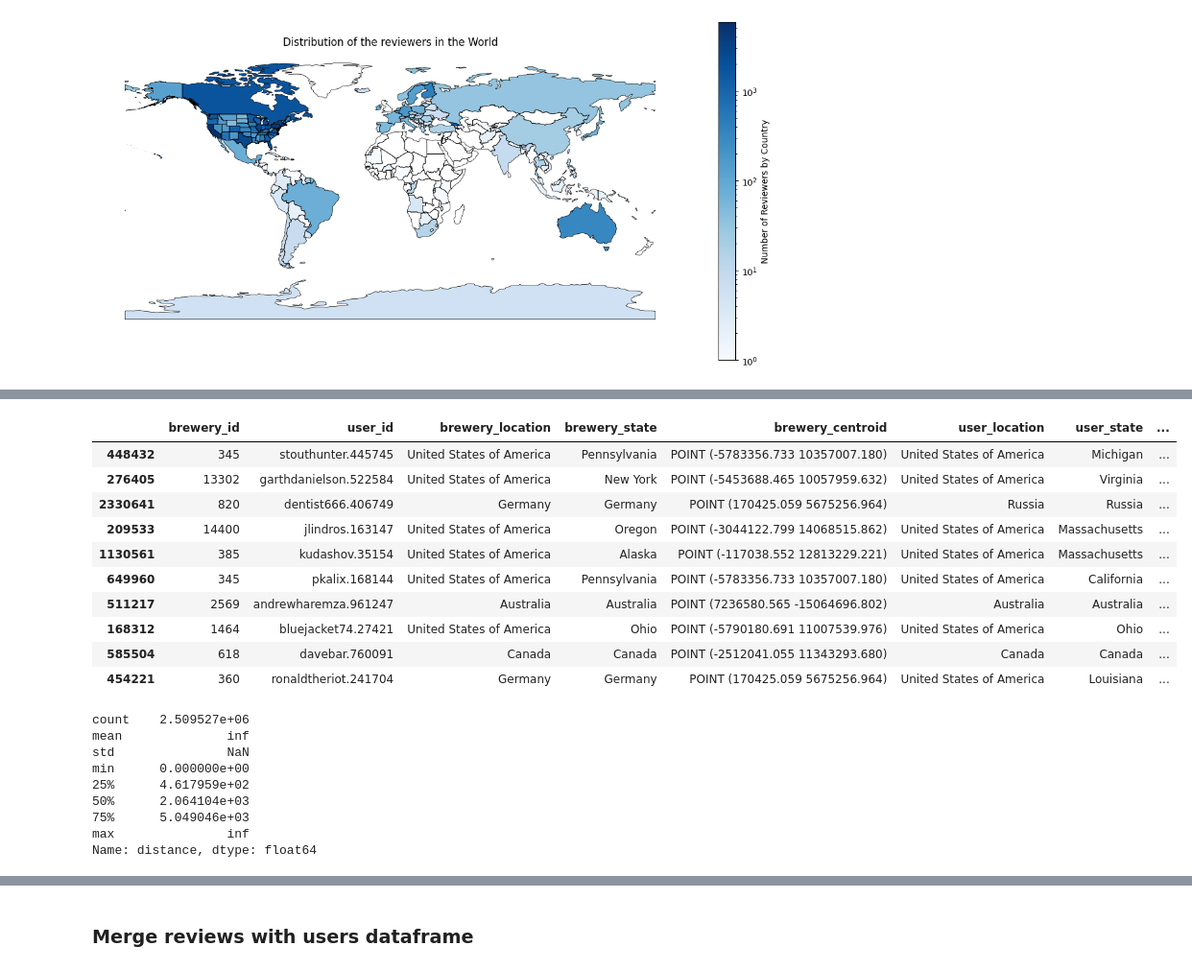
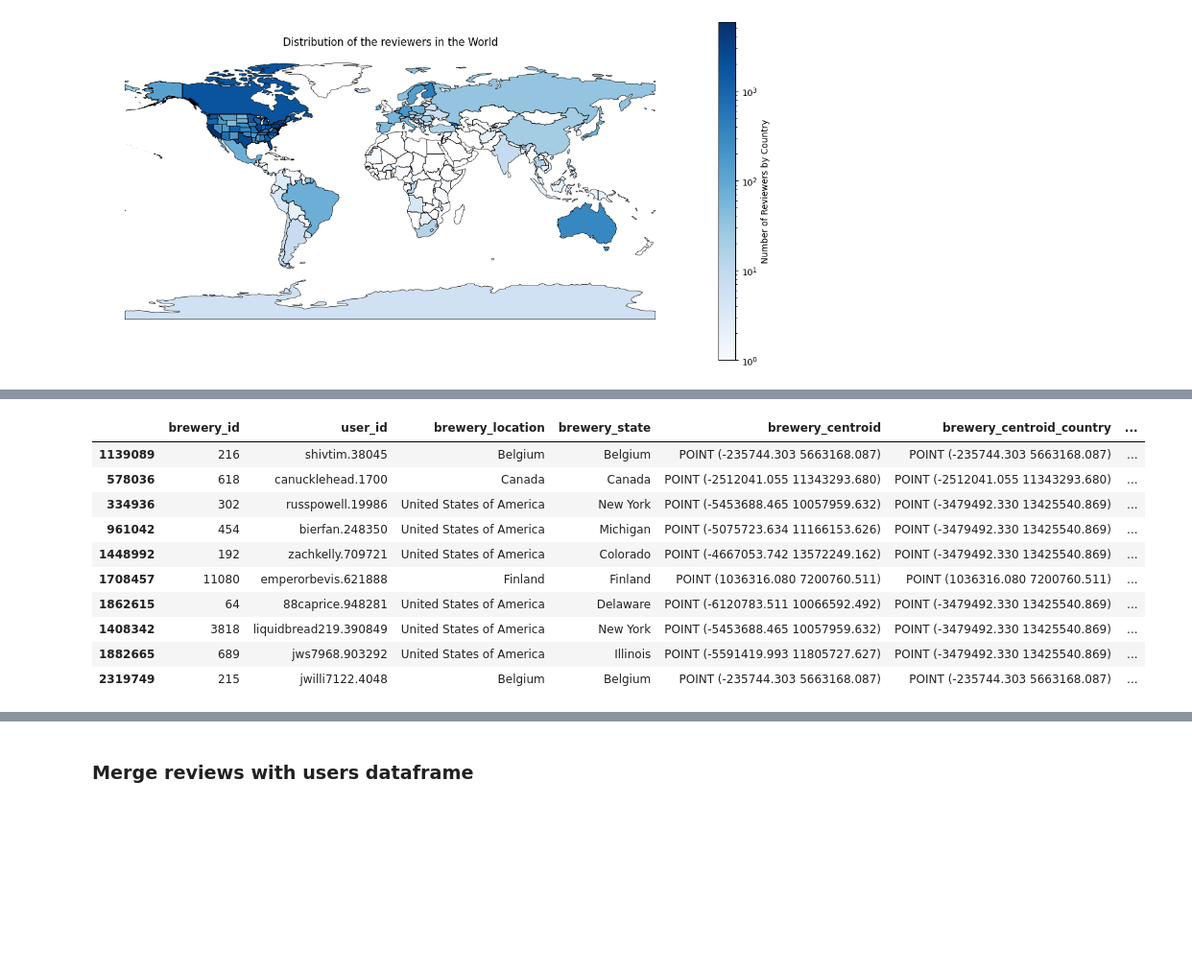
Before and after one commit to epfl-ada/ada-2023-project-todolegax, a Jupyter notebook: data_prepro_BA_Axel_Tom.ipynb, the cells around one changed output, grey strips where cells are left out. Shown at 96% size. Cells and saved outputs as stored; diff of their text form; code cells hidden in the pictures; blank space fills up the shorter version.

```diff
--- a/data_prepro_BA_Axel_Tom.ipynb
+++ b/data_prepro_BA_Axel_Tom.ipynb
@@ -397,6 +532,4 @@ As we can see, there are significantly more breweries in the USA than everywhere
 # Add US states to world df
 us_states.rename(columns={'NAME': 'name'}, inplace = True)
 world_with_US_states = pd.concat([world[['name','geometry']],us_states[['name','geometry']]])
-world_with_US_states = world_with_US_states[world_with_US_states['name'] != 'United States of America']
-
-display(world_with_US_states)
+#world_with_US_states = world_with_US_states[world_with_US_states['name'] != 'United States of America']
@@ -467,7 +592,8 @@ users_loc = users_filt.copy(deep=True)
 
 # Create column for state in users df, will be used for USA
 users_loc['user_state'] = '-'
-
+# Init list fro dropped user location
+dropped_user = []
 # Loop through the 'brewery_location' column and replace values if needed
 for i, location in enumerate(users_loc['user_location']):
     try:
@@ -492,8 +618,11 @@ for i, location in enumerate(users_loc['user_location']):
             users_loc.at[i, 'user_state'] = closest_match_country[0]
     # No match, drop row
     else:
+        dropped_user.append(location)
         users_loc = users_loc.drop(index=i)
 
-display(users_loc)
+display(users_loc.sample(3))
+print(f'{len(dropped_user)} users were dropped, at the following location:')
+print(dropped_user)
 # %% [output]
 |  | nbr_ratings | nbr_reviews | user_id | user_name | joined | user_location | user_state |
@@ -611,11 +739,20 @@ display(world_df)
 # %%
-#test = world_with_US_states.loc[breweries_loc['brewery_state']].centroids
+#Create dataframe of user and breweries with centroid
 brew_cen = pd.merge(breweries_loc,world_df,left_on=['brewery_state'],right_on=['name'],how='inner')
 brew_cen.rename(columns={'centroids': 'brewery_centroid'}, inplace = True)
-brew_cen = brew_cen.drop(['geometry','nbr_beers','brewery_name'], axis=1)
+
+brew_cen = pd.merge(brew_cen,world_df,left_on=['brewery_location'],right_on=['name'],how='inner')
+brew_cen.rename(columns={'centroids': 'brewery_centroid_country'}, inplace = True)
+
+brew_cen = brew_cen.drop(['geometry_x','geometry_y','nbr_beers','brewery_name'], axis=1)
+
 user_cen = pd.merge(users_loc,world_df,left_on=['user_state'],right_on=['name'],how='inner')
-user_cen = user_cen.drop(['geometry','nbr_ratings','nbr_reviews','user_name','joined'], axis=1)
 user_cen.rename(columns={'centroids': 'user_centroid'}, inplace = True)
-display(user_cen)
-display(brew_cen)
+
+user_cen = pd.merge(user_cen,world_df,left_on=['user_location'],right_on=['name'],how='inner')
+user_cen.rename(columns={'centroids': 'user_centroid_country'}, inplace = True)
+user_cen = user_cen.drop(['geometry_x','geometry_y','nbr_ratings','nbr_reviews','user_name','joined'], axis=1)
+
+display(user_cen.sample(3))
+display(brew_cen.sample(3))
 # %% [output]
@@ -667,29 +780,21 @@ display(review_brew_user)
 # %%
 rev_distance = review_brew_user.copy(deep=True)
-#rev_distance = rev_distance.head(100)
-rev_distance['distance'] = rev_distance.apply(lambda row: row['brewery_centroid'].distance(row['user_centroid'])/1000, axis=1)
+rev_distance['distance_state'] = rev_distance.apply(lambda row: row['brewery_centroid'].distance(row['user_centroid'])/1000, axis=1)
+
+rev_distance['distance_country'] = rev_distance.apply(lambda row: row['brewery_centroid_country'].distance(row['user_centroid_country'])/1000, axis=1)
 
 display(rev_distance.sample(10))
-rev_distance['distance'].describe()
+#rev_distance['distance'].describe()
 # %% [output]
-|  | brewery_id | user_id | brewery_location | brewery_state | brewery_centroid | user_location | user_state | ... |
-| 448432 | 345 | stouthunter.445745 | United States of America | Pennsylvania | POINT (-5783356.733 10357007.180) | United States of America | Michigan | ... |
-| 276405 | 13302 | garthdanielson.522584 | United States of America | New York | POINT (-5453688.465 10057959.632) | United States of America | Virginia | ... |
-| 2330641 | 820 | dentist666.406749 | Germany | Germany | POINT (170425.059 5675256.964) | Russia | Russia | ... |
-| 209533 | 14400 | jlindros.163147 | United States of America | Oregon | POINT (-3044122.799 14068515.862) | United States of America | Massachusetts | ... |
-| 1130561 | 385 | kudashov.35154 | United States of America | Alaska | POINT (-117038.552 12813229.221) | United States of America | Massachusetts | ... |
-| 649960 | 345 | pkalix.168144 | United States of America | Pennsylvania | POINT (-5783356.733 10357007.180) | United States of America | California | ... |
-| 511217 | 2569 | andrewharemza.961247 | Australia | Australia | POINT (7236580.565 -15064696.802) | Australia | Australia | ... |
-| 168312 | 1464 | bluejacket74.27421 | United States of America | Ohio | POINT (-5790180.691 11007539.976) | United States of America | Ohio | ... |
-| 585504 | 618 | davebar.760091 | Canada | Canada | POINT (-2512041.055 11343293.680) | Canada | Canada | ... |
-| 454221 | 360 | ronaldtheriot.241704 | Germany | Germany | POINT (170425.059 5675256.964) | United States of America | Louisiana | ... |
+|  | brewery_id | user_id | brewery_location | brewery_state | brewery_centroid | brewery_centroid_country | ... |
+| 1139089 | 216 | shivtim.38045 | Belgium | Belgium | POINT (-235744.303 5663168.087) | POINT (-235744.303 5663168.087) | ... |
+| 578036 | 618 | canucklehead.1700 | Canada | Canada | POINT (-2512041.055 11343293.680) | POINT (-2512041.055 11343293.680) | ... |
+| 334936 | 302 | russpowell.19986 | United States of America | New York | POINT (-5453688.465 10057959.632) | POINT (-3479492.330 13425540.869) | ... |
+| 961042 | 454 | bierfan.248350 | United States of America | Michigan | POINT (-5075723.634 11166153.626) | POINT (-3479492.330 13425540.869) | ... |
+| 1448992 | 192 | zachkelly.709721 | United States of America | Colorado | POINT (-4667053.742 13572249.162) | POINT (-3479492.330 13425540.869) | ... |
+| 1708457 | 11080 | emperorbevis.621888 | Finland | Finland | POINT (1036316.080 7200760.511) | POINT (1036316.080 7200760.511) | ... |
+| 1862615 | 64 | 88caprice.948281 | United States of America | Delaware | POINT (-6120783.511 10066592.492) | POINT (-3479492.330 13425540.869) | ... |
+| 1408342 | 3818 | liquidbread219.390849 | United States of America | New York | POINT (-5453688.465 10057959.632) | POINT (-3479492.330 13425540.869) | ... |
+| 1882665 | 689 | jws7968.903292 | United States of America | Illinois | POINT (-5591419.993 11805727.627) | POINT (-3479492.330 13425540.869) | ... |
+| 2319749 | 215 | jwilli7122.4048 | Belgium | Belgium | POINT (-235744.303 5663168.087) | POINT (-235744.303 5663168.087) | ... |
-count    2.509527e+06
-mean              inf
-std               NaN
-min      0.000000e+00
-25%      4.617959e+02
-50%      2.064104e+03
-75%      5.049046e+03
-max               inf
-Name: distance, dtype: float64
 # %%
```
Also changed, not shown: parts of 36 cells of this notebook.
